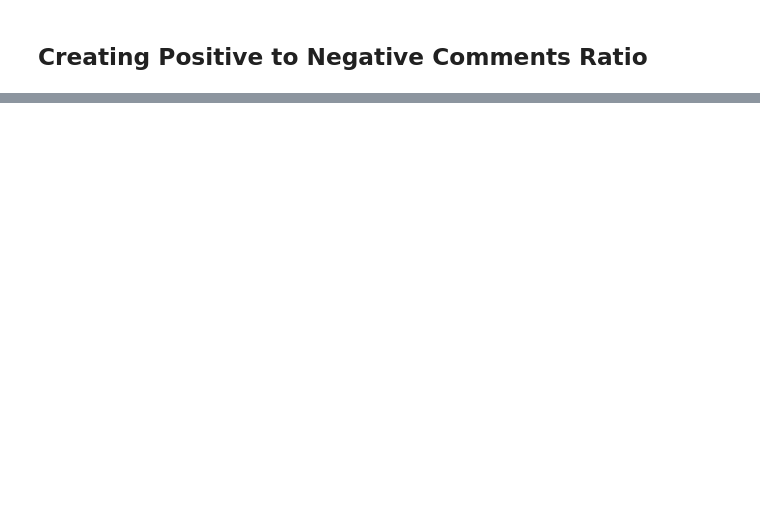
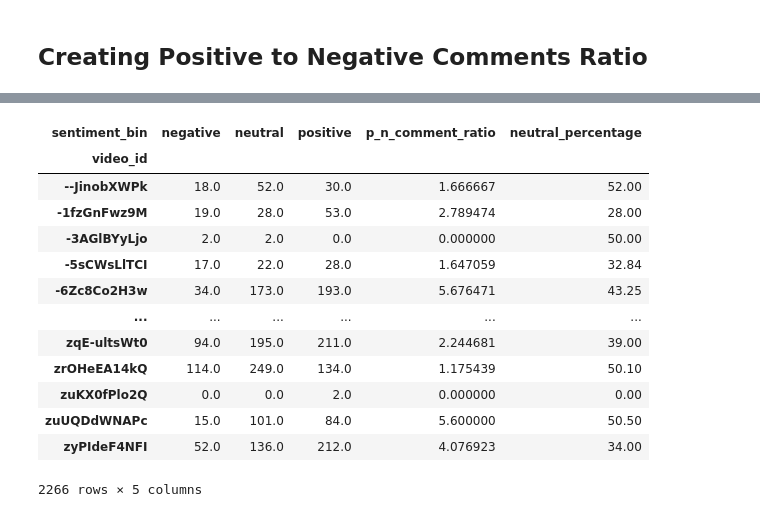
Before and after one commit to betanight/youtube_sentiment_analysis, a Jupyter notebook: notebooks/eda_analysis_fonz.ipynb, the cells around one changed output, grey strips where cells are left out. Drawn from its saved outputs; the diff is of its cells as text; code cells hidden in the pictures; blank space fills up the shorter version.

```diff
--- a/notebooks/eda_analysis_fonz.ipynb
+++ b/notebooks/eda_analysis_fonz.ipynb
@@ -204,3 +292,18 @@ sentiment_share['neutral_percentage'] = (sentiment_share['neutral'] / (sentiment
 # %%
-sentiment_share
+sentiment_df
+# %% [output]
+| sentiment_bin | negative | neutral | positive | p_n_comment_ratio | neutral_percentage |
+| video_id |  |  |  |  |  |
+| --JinobXWPk | 18.0 | 52.0 | 30.0 | 1.666667 | 52.00 |
+| -1fzGnFwz9M | 19.0 | 28.0 | 53.0 | 2.789474 | 28.00 |
+| -3AGlBYyLjo | 2.0 | 2.0 | 0.0 | 0.000000 | 50.00 |
+| -5sCWsLlTCI | 17.0 | 22.0 | 28.0 | 1.647059 | 32.84 |
+| -6Zc8Co2H3w | 34.0 | 173.0 | 193.0 | 5.676471 | 43.25 |
+| ... | ... | ... | ... | ... | ... |
+| zqE-ultsWt0 | 94.0 | 195.0 | 211.0 | 2.244681 | 39.00 |
+| zrOHeEA14kQ | 114.0 | 249.0 | 134.0 | 1.175439 | 50.10 |
+| zuKX0fPlo2Q | 0.0 | 0.0 | 2.0 | 0.000000 | 0.00 |
+| zuUQDdWNAPc | 15.0 | 101.0 | 84.0 | 5.600000 | 50.50 |
+| zyPIdeF4NFI | 52.0 | 136.0 | 212.0 | 4.076923 | 34.00 |
+2266 rows × 5 columns
 # %%
```
Also changed, not shown: parts of 30 cells of this notebook.
